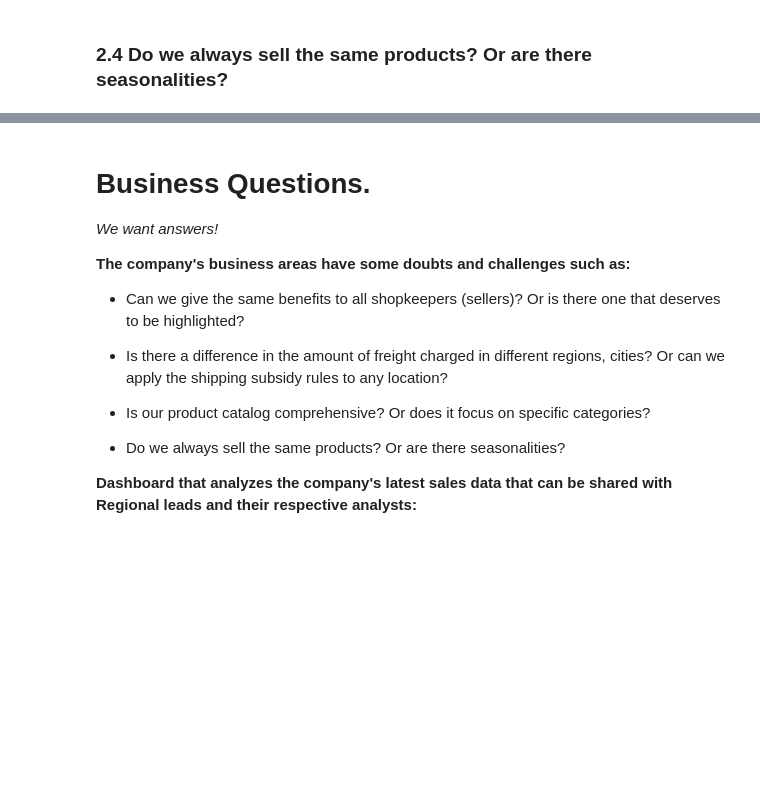
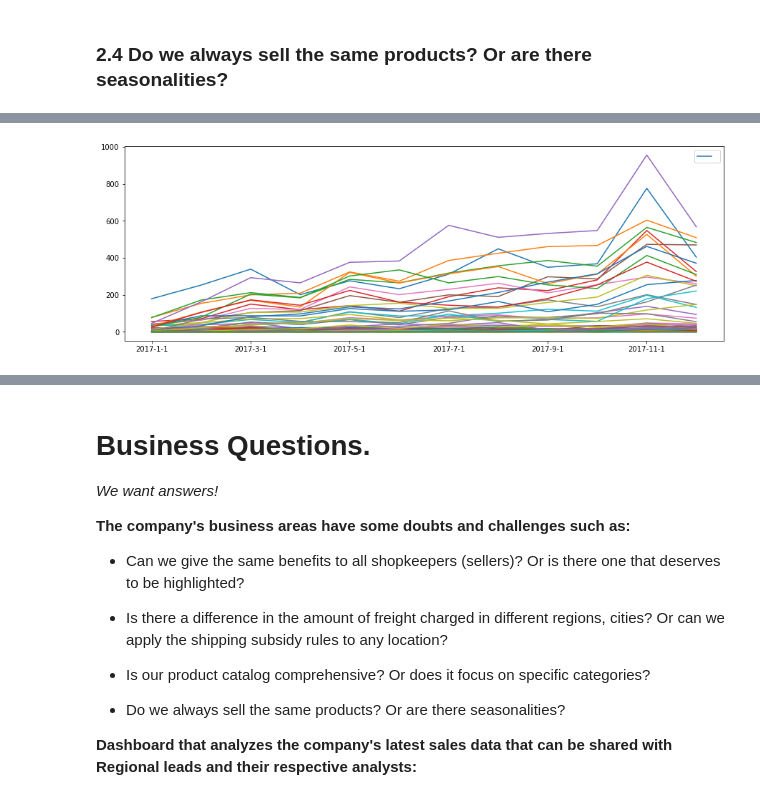
Before and after one commit to pauloreis-ds/olist, a Jupyter notebook: business_questions_insights/notebooks/1.0-pr-data-analysis-postgresql.ipynb, the cells around one changed output, grey strips where cells are left out. Drawn from its saved outputs; the diff is of its cells as text; code cells hidden in the pictures; blank space fills up the shorter version.

```diff
--- a/business_questions_insights/notebooks/1.0-pr-data-analysis-postgresql.ipynb
+++ b/business_questions_insights/notebooks/1.0-pr-data-analysis-postgresql.ipynb
@@ -770,0 +795,6 @@ plt.text(67.8, 155, "100 orders", color='r');
+# %%
+products_categories_month_2017 = _product_category_month(2017)
+products_categories_month_2017.plot(kind='line', figsize=(15,5))
+plt.legend(['']);
+# %% [output]
+[figure, added]
```
Also changed, not shown: parts of 4 cells of this notebook.
